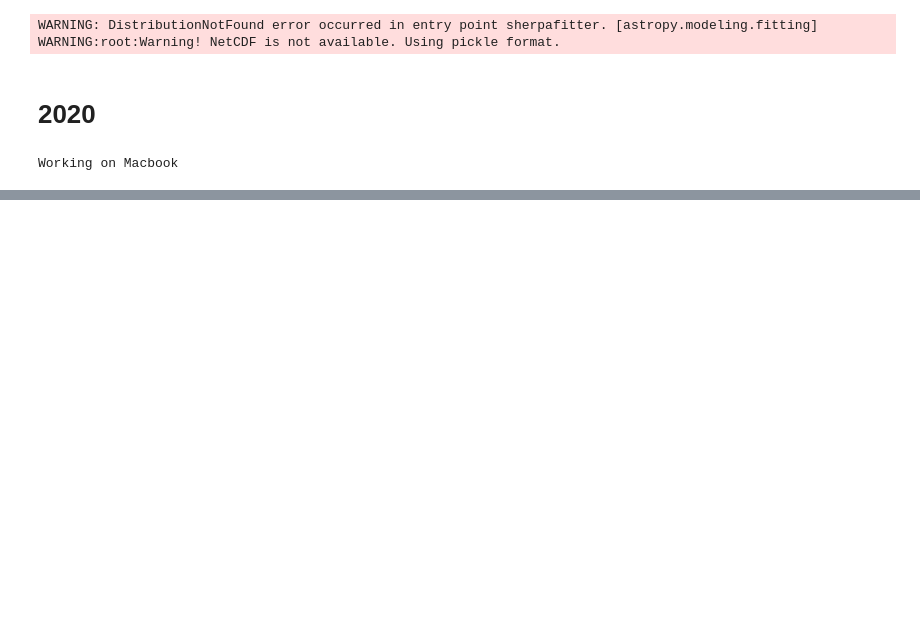
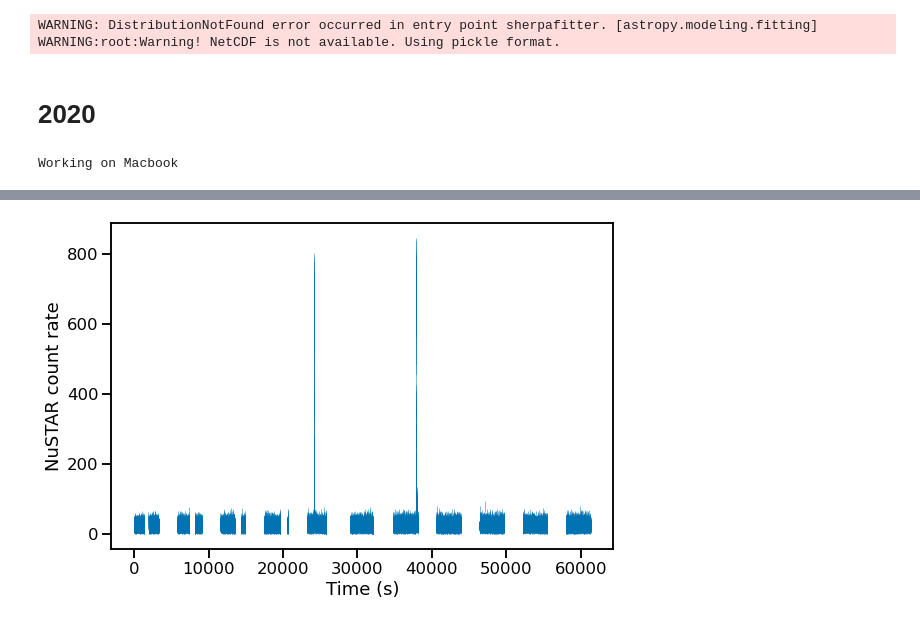
Before and after one commit to snpike/scripts, a Jupyter notebook: J1739m285/Burst_analysis.ipynb, the cells around one changed output, grey strips where cells are left out. Saved outputs shown, nothing was run; the diff lists cells and outputs as text; code cells hidden in the pictures; blank space fills up the shorter version.

```diff
--- a/J1739m285/Burst_analysis.ipynb
+++ b/J1739m285/Burst_analysis.ipynb
@@ -72,13 +109,15 @@ WARNING:root:Warning! NetCDF is not available. Using pickle format.
 # %%
 if platform=='linux' or platform=='linux2':
     print('Working on SRL server')
-    timing_dir = '/disk/lif2/spike/J1739m285/2020/timing_products/'
-    products_dir = '/disk/lif2/spike/J1739m285/2020/products/'
-    plot_dir = '/disk/lif2/spike/J1739m285/2020/figures/'
+    root_dir = '/disk/lif2/spike/J1739m285/nustar/2020/'
 elif platform=='darwin':
     print('Working on Macbook')
-    timing_dir = '/Volumes/LaCie/AstroData/J1739m285/nustar/2020/timing_products/'
-    products_dir = '/Volumes/LaCie/AstroData/J1739m285/nustar/2020/products/'
-    plot_dir = '/Volumes/LaCie/AstroData/J1739m285/nustar/2020/figures/'
+    root_dir = '/Volumes/Samsung_1TB/AstroData/J1739m285/nustar/2020/'
+
+timing_dir = root_dir + 'timing_products/'
+products_dir = root_dir + 'products_3to78keV/'
+plot_dir = root_dir + 'figures/'
+
+OBSID = "90601307002"
 # %% [output]
 Working on Macbook
@@ -112,0 +124,25 @@ plt.close()
+# %%
+plt.ion()
+curveA = bkg_subtract(nuproducts_to_stingray_lc(products_dir + 'nu' + OBSID + 'A01_sr.lc'), nuproducts_to_stingray_lc(products_dir + 'nu' + OBSID + 'A01_bk.lc'))
+curveB = bkg_subtract(nuproducts_to_stingray_lc(products_dir + 'nu' + OBSID + 'B01_sr.lc'), nuproducts_to_stingray_lc(products_dir + 'nu' + OBSID + 'B01_bk.lc'))
+curve_total = sum_lc(curveA, curveB)
+# curve_1s = curve_total.rebin(dt_new=1.)
+
+t_start = np.min(curve_total.time)
+
+# plt.figure(figsize = (9,6))
+# plt.errorbar(curveA.time-t_start, curveA.countrate, xerr=curveA.dt/2., yerr=curveA.countrate_err, fmt='none', lw = 0.5)
+# plt.xlabel('Time (s)')
+# plt.ylabel('NuSTAR count rate')
+
+# plt.figure(figsize = (9,6))
+# plt.errorbar(curveB.time-t_start, curveB.countrate, xerr=curveB.dt/2., yerr=curveB.countrate_err, fmt='none', lw = 0.5)
+# plt.xlabel('Time (s)')
+# plt.ylabel('NuSTAR count rate')
+
+plt.figure(figsize = (9,6))
+plt.errorbar(curve_total.time-t_start, curve_total.countrate, xerr=curve_total.dt/2., yerr=curve_total.countrate_err, fmt='none', lw = 0.5)
+plt.xlabel('Time (s)')
+plt.ylabel('NuSTAR count rate')
+plt.savefig(plot_dir+'clean_lightcurve.pdf')
+# %% [output]
@@ -112,0 +166 @@ plt.close()
+[figure, added]
```
Also changed, not shown: parts of 14 cells of this notebook, 17 other files.
